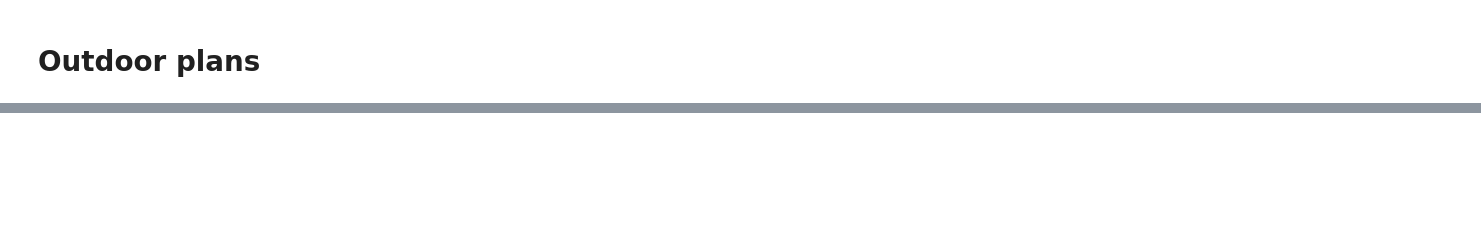
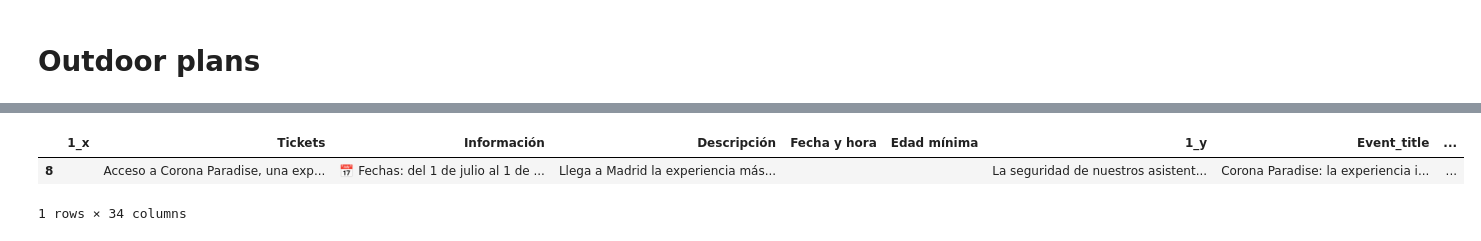
Before and after one commit to Jasc94/thebridge, a Jupyter notebook: 0_Tripulaciones/3_scrapper.ipynb, the cells around one changed output, grey strips where cells are left out. Saved outputs shown, nothing was run; the diff lists cells and outputs as text; code cells hidden in the pictures; blank space fills up the shorter version.

```diff
--- a/0_Tripulaciones/3_scrapper.ipynb
+++ b/0_Tripulaciones/3_scrapper.ipynb
@@ -563,0 +516,26 @@ df_3
+# %%
+outdoor_df = pd.read_excel("dfs/df_12.xlsx", index_col = 0)
+
+outdoor_df = outdoor_df.fillna("")
+outdoor_df = outdoor_df[outdoor_df[" Accesibilidad"] != ""]
+
+# 2) Let's start filling NaNs and combining columns
+# NaN filling
+#outdoor_df.loc[:, ["📍 Lugar", "📌 Lugar", " Lugar"]] = outdoor_df.loc[:, ["📍 Lugar", "📌 Lugar", " Lugar"]].fillna("")
+
+# Columns combination
+#outdoor_df["Lugar"] = outdoor_df["📍 Lugar"].astype(str) + outdoor_df["📌 Lugar"].astype(str) + outdoor_df[" Lugar"].astype(str)
+
+#outdoor_df = outdoor_df.drop(["1_x", "1_y", 1, "📍 Lugar", "📌 Lugar",
+#                              " Duración", "Información", "Valoraciones de usuarios",
+#                              "🕐 Fecha y hora", "Cosas alucinantes que disfrutarás",
+#                              "Información general", "Valoraciones", " Fecha y hora",
+#                              " Información importante", " Fecha", "Ficha técnica",
+#                              "Agatha Ruiz de la Prada u Okuda San Miguel", " Edad mínima",
+#                              " Duración aproximada del recorrido", " Edad mínima recomendada",
+#                              " El musical del Rey León tiene una duración de 2"], axis = 1)
+outdoor_df
+# %% [output]
+|  | 1_x | Tickets | Información | Descripción | Fecha y hora | Edad mínima | 1_y | Event_title | ... |
+| 8 |  | Acceso a Corona Paradise, una exp... | 📅 Fechas: del 1 de julio al 1 de ... | Llega a Madrid la experiencia más... |  |  | La seguridad de nuestros asistent... | Corona Paradise: la experiencia i... | ... |
+1 rows × 34 columns
```
Also changed, not shown: parts of 22 cells of this notebook, 10 other files.
